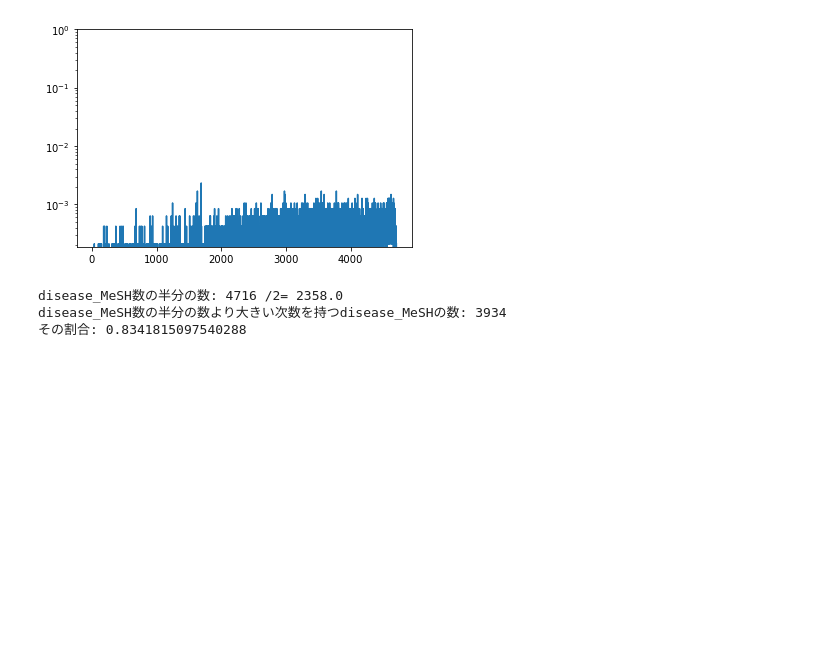
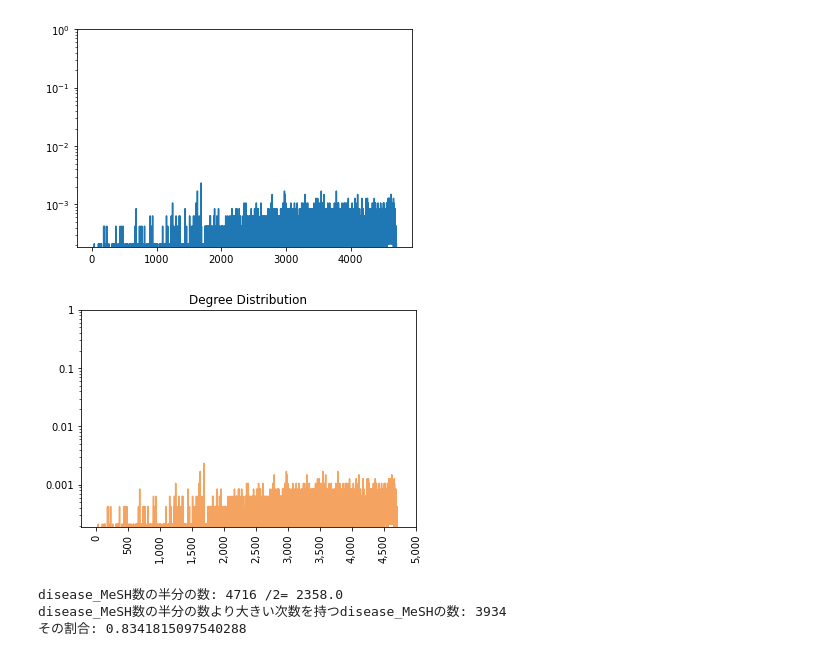
Before and after one commit to sayako-osakabe-20210120/_ontology_, a Jupyter notebook: 09_TFIDF_コサイン類似度計算_ネットワーク.ipynb, the cells around one changed output. Drawn from its saved outputs; the diff is of its cells as text; code cells hidden in the pictures; blank space fills up the shorter version.

```diff
--- a/09_TFIDF_コサイン類似度計算_ネットワーク.ipynb
+++ b/09_TFIDF_コサイン類似度計算_ネットワーク.ipynb
@@ -259,6 +269,22 @@ plt.yticks([0.001, 0.01, 0.1, 1])
 plt.show()
 # %% [output]
 [figure]
+# %%
+plt.yscale('log')
+plt.plot([ degree/len(G.nodes) for degree in nx.degree_histogram(G)], color="SandyBrown")
+
+#目盛
+plt.xticks([0, 500, 1000, 1500, 2000, 2500, 3000, 3500, 4000, 4500, 5000],
+           ["0", "500", "1,000", "1,500", "2,000", "2,500", "3,000", "3,500", "4,000", "4,500", "5,000"])
+plt.xticks(rotation=90)
+plt.yticks([1, 0.1, 0.01, 0.001],[1, 0.1, 0.01, 0.001])
+
+#title
+plt.title('Degree Distribution')
+
+plt.show()
+# %% [output]
+[figure, added]
 # %%
 #Zhou
 #disease_MeSH数の半分の数より大きい次数を持つdisease_MeSHの数
```
Also changed, not shown: parts of 3 cells of this notebook.
